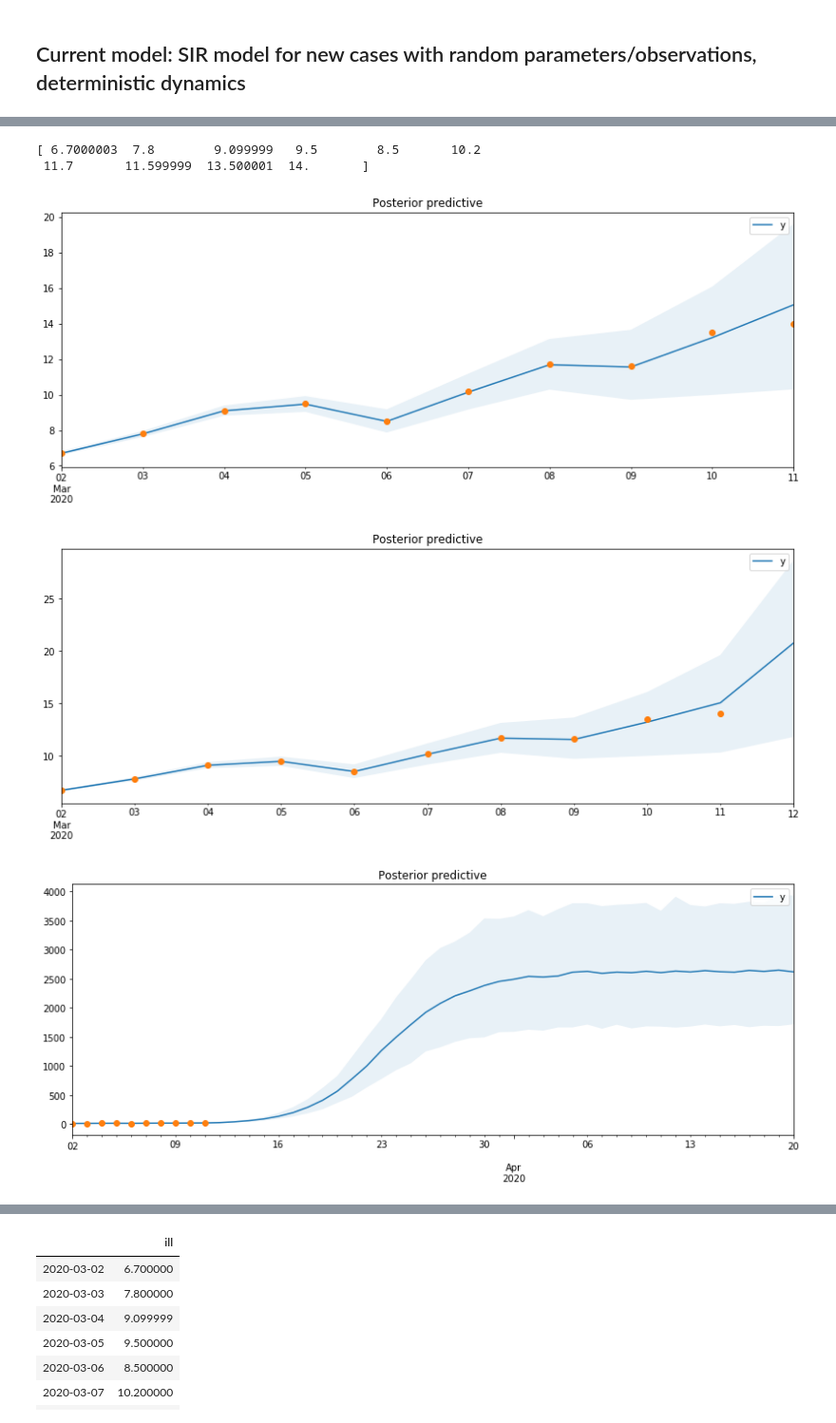
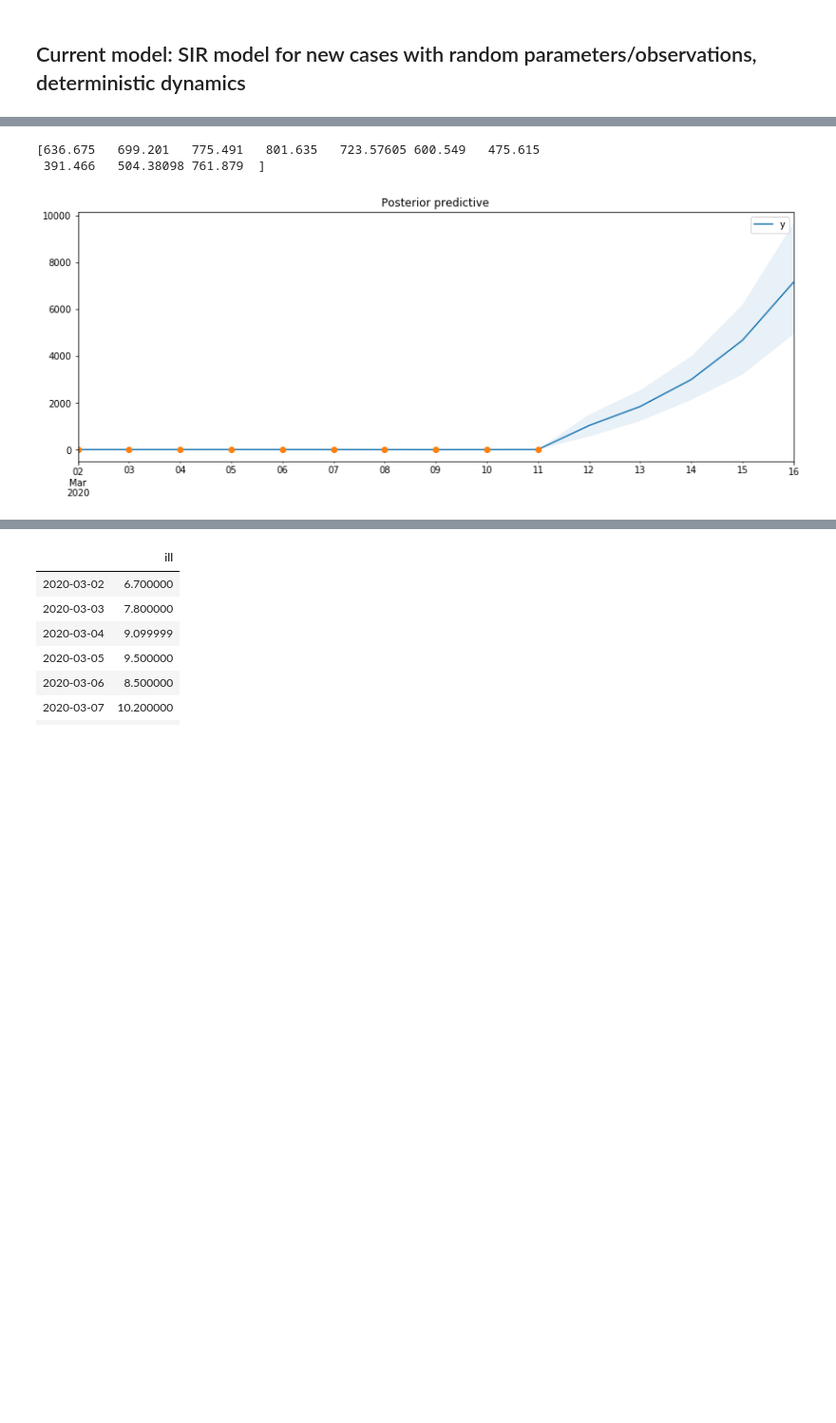
Before and after one commit to dsheldon/covid, a Jupyter notebook: SIR_ILI.ipynb, the cells around one changed output, grey strips where cells are left out. Shown at 95% size. Drawn from its saved outputs; the diff is of its cells as text; code cells hidden in the pictures; blank space fills up the shorter version.

```diff
--- a/SIR_ILI.ipynb
+++ b/SIR_ILI.ipynb
@@ -51,7 +51,7 @@ def SIR_hybrid(T = 50,
                beta_shape = 5,
                det_rate_mean = 0.3,
                det_rate_conc = 100,
-               scale_down_mean = .0001,
+               scale_down_mean = .1,
                scale_down_conc = 100,
                det_conc = 100,
                use_rw = True,
@@ -95,7 +95,7 @@ def SIR_hybrid(T = 50,
         loc = 0.0
 
     y_dist_sir = dist.TransformedDistribution(dist.Beta(a, b),
-                                          dist.transforms.AffineTransform(loc=0, scale=latent))
+                                          dist.transforms.AffineTransform(loc=N, scale=latent))
 
 
     y_confirmed = numpyro.sample("y_confirmed", y_dist_sir, obs = confirmed)
@@ -104,8 +104,8 @@ def SIR_hybrid(T = 50,
                               dist.Beta(scale_down_mean * scale_down_conc,
                                         (1-scale_down_mean) * scale_down_conc))
 
-    y_dist_sir_rw = dist.TransformedDistribution(y_dist_sir,
-                                          dist.transforms.AffineTransform(loc=scale_down*loc, scale=scale_down))
+    y_dist_sir_rw = dist.TransformedDistribution(loc,
+                                          dist.transforms.AffineTransform(loc=latent, scale=scale_down))
 
 
     y = numpyro.sample("y", y_dist_sir_rw, obs = ili)
@@ -133,16 +133,14 @@ def SIR_hybrid(T = 50,
             loc = 0.0
 
         y_dist = dist.TransformedDistribution(dist.Beta(a, b),
-                                              dist.transforms.AffineTransform(loc=loc, scale=latent))
+                                              dist.transforms.AffineTransform(loc=N, scale=latent))
 
-#         y_scale_down_fut = numpyro.sample("scale_down_future",
-#                               dist.Beta(scale_down_mean * scale_down_conc,
-#                                         (1-scale_down_mean) * scale_down_conc))
+#
 
-        y_dist_sir_rw = dist.TransformedDistribution(y_dist,
-                                          dist.transforms.AffineTransform(loc=scale_down * loc, scale=scale_down))
+        y_dist_sir_rw_future = dist.TransformedDistribution(latent,
+                                          dist.transforms.AffineTransform(loc=loc, scale=scale_down))
 
-        y_future = numpyro.sample("y_future", y_dist_sir_rw, obs = ili)
+        y_future = numpyro.sample("y_future", y_dist_sir_rw_future, obs = ili)
 
         x = np.append(x, x_future)
         y = np.append(y, y_future)
@@ -154,7 +152,7 @@ def SIR_hybrid(T = 50,
   #  plt.plot(y)
 
 with numpyro.handlers.seed(rng_seed=1):
-    x, y, det_rate = SIR_hybrid(T=100, N=1e6,rw_scale=10000)
+    x, y, det_rate = SIR_hybrid(T=10, N=1e6,rw_scale=10000)
     plt.plot(y)
 
 plt.show()
@@ -232,9 +230,8 @@ confirmed_data = confirmed.to_numpy()[-10:]
 print (confirmed_data)
 T = len(confirmed_data)
 N = pop[place]
-ili_dat = pd.read_csv('ili.csv')
-
-
+#ili_dat = pd.read_csv('ili.csv')
+ili_dat = pd.read_csv('stateili.csv')
 kernel = NUTS(SIR_hybrid)
 mcmc = MCMC(kernel, num_warmup=100, num_samples=500, num_chains=1)
 
@@ -290,28 +299,28 @@ DeviceArray(0.41413426, dtype=float32)
+# %%
+post_pred_samples['y'] = post_pred_samples['y']/100
 # %%
 scale = 'nlog'
 print(ili_dat_np)
 
 
-for T in [10, 11, 50, 100]:
+for T in [15]:
 
     t = pd.date_range(start=start, periods=T, freq='D')
 
     fig, ax = plt.subplots(figsize=(14,5))
     plot_samples(post_pred_samples, T=T, t=t, ax=ax, plot_fields=[ 'y'])
     plt.title('Posterior predictive')
 
-    ili = pd.Series(ili_dat_np, index=pd.date_range(start=start, periods=len(ili_dat_np), freq='D'))
+    ili = pd.Series(ili_dat_np/100, index=pd.date_range(start=start, periods=len(ili_dat_np), freq='D'))
     ili.plot(style='o')
 
     if scale == 'log':
         plt.yscale('log')
 
     #filename = f'figs/{place}_predictive_scale_{scale}_T_{T}.pdf'
     #plt.savefig(filename)
     plt.show()
 # %% [output]
-[ 6.7000003  7.8        9.099999   9.5        8.5       10.2
- 11.7       11.599999  13.500001  14.       ]
+[636.675   699.201   775.491   801.635   723.57605 600.549   475.615
+ 391.466   504.38098 761.879  ]
-[figure, old version]
+[figure, new version]
-[figure, removed]
-[figure, removed]
```
Also changed, not shown: parts of 6 cells of this notebook, 1 other file.
